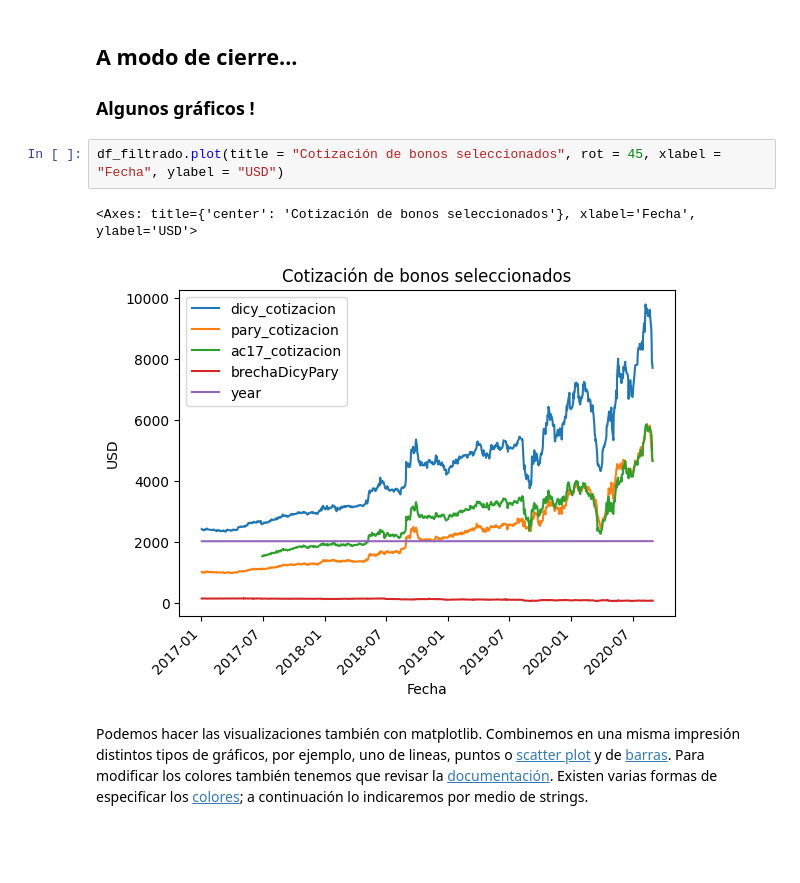
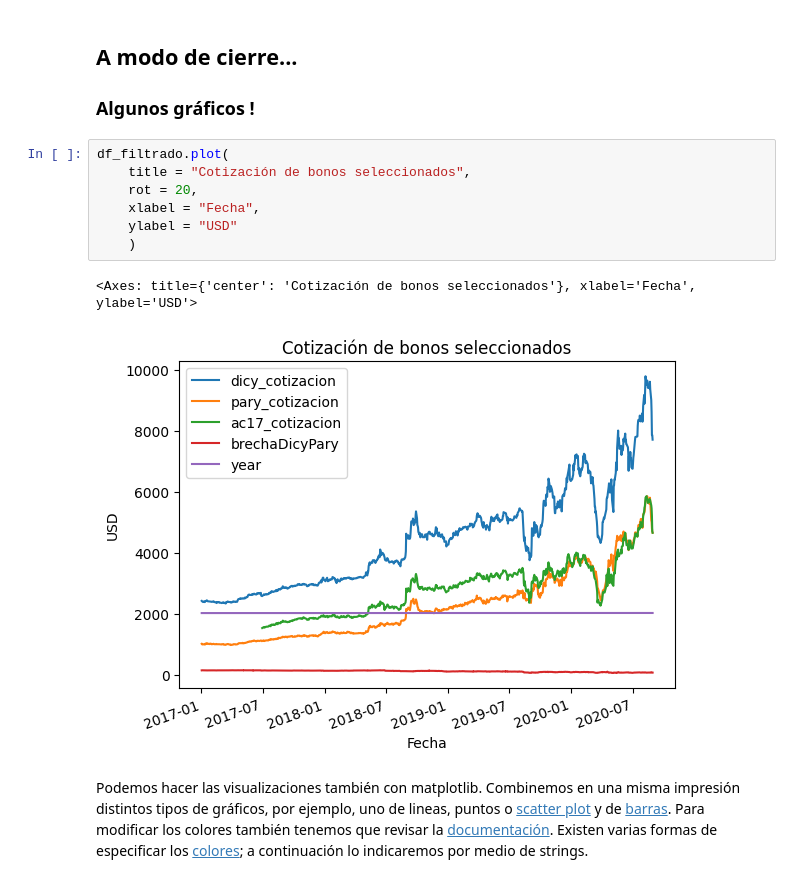
Before and after one commit to mateosuster/pythonungs, a Jupyter notebook: codigos/manipulacion_de_datos/4_Manipulación_de_DataFrames.ipynb, the cells around one changed output. Saved outputs shown, nothing was run; the diff lists cells and outputs as text; blank space fills up the shorter version.

```diff
--- a/codigos/manipulacion_de_datos/4_Manipulación_de_DataFrames.ipynb
+++ b/codigos/manipulacion_de_datos/4_Manipulación_de_DataFrames.ipynb
@@ -668,10 +684,15 @@ pandas.core.groupby.generic.DataFrameGroupBy
 ## A modo de cierre...
 ### Algunos gráficos !
 # %%
-df_filtrado.plot(title = "Cotización de bonos seleccionados", rot = 45, xlabel = "Fecha", ylabel = "USD")
+df_filtrado.plot(
+    title = "Cotización de bonos seleccionados",
+    rot = 20,
+    xlabel = "Fecha",
+    ylabel = "USD"
+    )
 # %% [output]
 <Axes: title={'center': 'Cotización de bonos seleccionados'}, xlabel='Fecha', ylabel='USD'>
-[figure, old version]
+[figure, new version]
 # %% [markdown]
 Podemos hacer las visualizaciones también con matplotlib. Combinemos en una misma impresión distintos tipos de gráficos, por ejemplo, uno de lineas, puntos o [scatter plot](https://matplotlib.org/stable/api/_as_gen/matplotlib.pyplot.scatter.html) y de [barras](). Para modificar los colores también tenemos que revisar la [documentación](https://matplotlib.org/stable/gallery/color/named_colors.html). Existen varias formas de especificar los [colores](https://matplotlib.org/stable/tutorials/colors/colors.html); a continuación lo indicaremos por medio de strings.
 # %%
```
Also changed, not shown: parts of 9 cells of this notebook.
